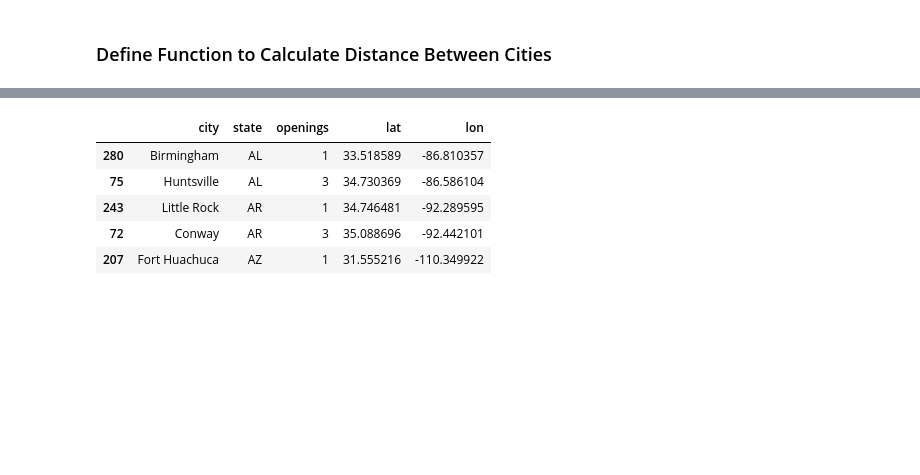
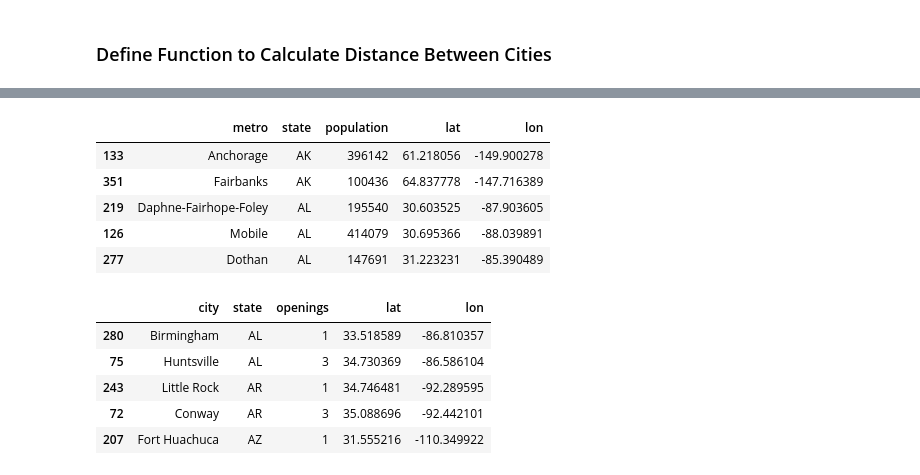
Before and after one commit to laurelkstewart/project_one, a Jupyter notebook: openings_by_metro.ipynb, the cells around one changed output, grey strips where cells are left out. Drawn from its saved outputs; the diff is of its cells as text; code cells hidden in the pictures; blank space fills up the shorter version.

Commit message:
Added metropolitan data set

```diff
--- a/openings_by_metro.ipynb
+++ b/openings_by_metro.ipynb
@@ -43,0 +34,11 @@ soup.find('table')
+# %%
+openings_df = pd.read_csv('openings_by_city_lat_long.csv',
+                            sep=',',
+                            usecols=['city', 'openings', 'lat', 'long'],
+                           )
+population_df = pd.read_csv('metro_area_pop_data.csv',
+                              sep=',',
+                              header=None,
+                              usecols=[1, 2, 6, 7],
+                              names=['metro', 'population', 'lat', 'lon']
+                             )
@@ -44 +63,18 @@ soup.find('table')
+# %%
+metro_state_df = population_df['metro'].str.split(", ", n = 1, expand = True)
+population_df['metro'] = metro_state_df[0]
+population_df['state'] = metro_state_df[1]
+# %%
+population_df = population_df[['metro', 'state', 'population', 'lat', 'lon']]
+# %%
+population_df.sort_values(by=['state', 'lat'], inplace=True)
+# %%
+population_df.head()
+# %% [output]
+|  | metro | state | population | lat | lon |
+| 133 | Anchorage | AK | 396142 | 61.218056 | -149.900278 |
+| 351 | Fairbanks | AK | 100436 | 64.837778 | -147.716389 |
+| 219 | Daphne-Fairhope-Foley | AL | 195540 | 30.603525 | -87.903605 |
+| 126 | Mobile | AL | 414079 | 30.695366 | -88.039891 |
+| 277 | Dothan | AL | 147691 | 31.223231 | -85.390489 |
 # %%
```
Also changed, not shown: parts of 11 cells of this notebook.
